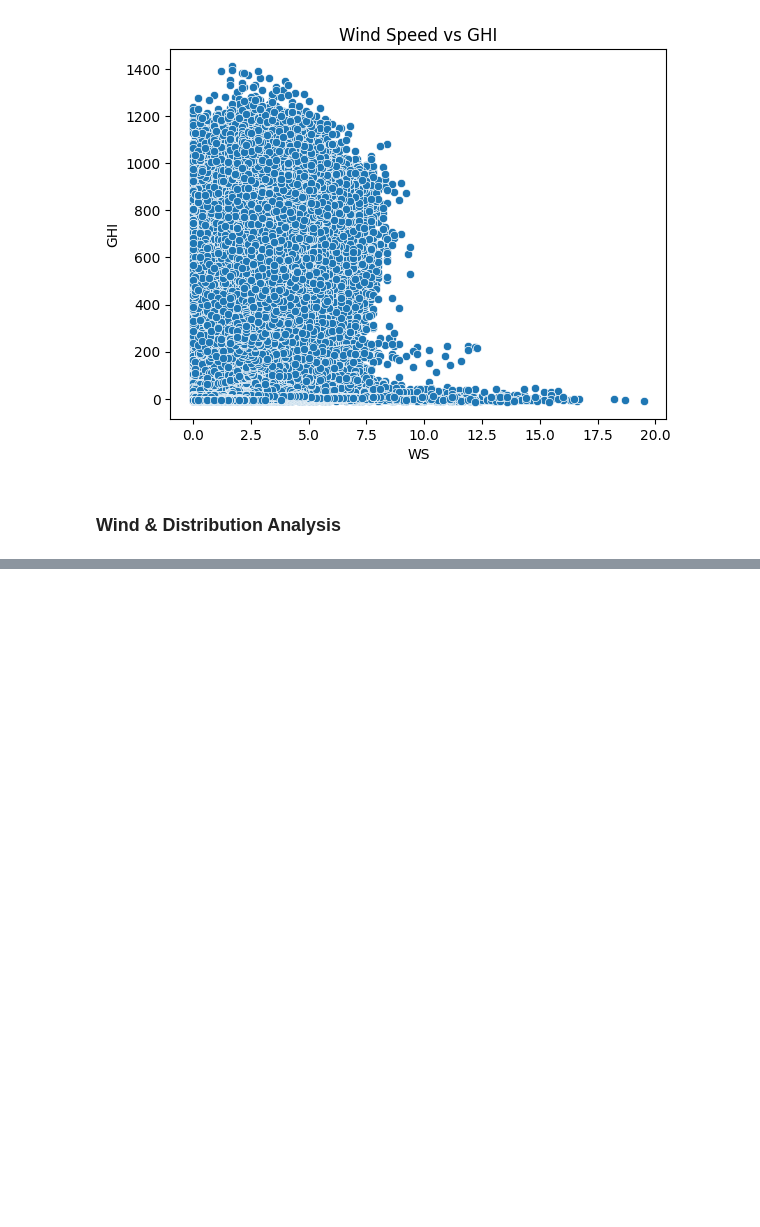
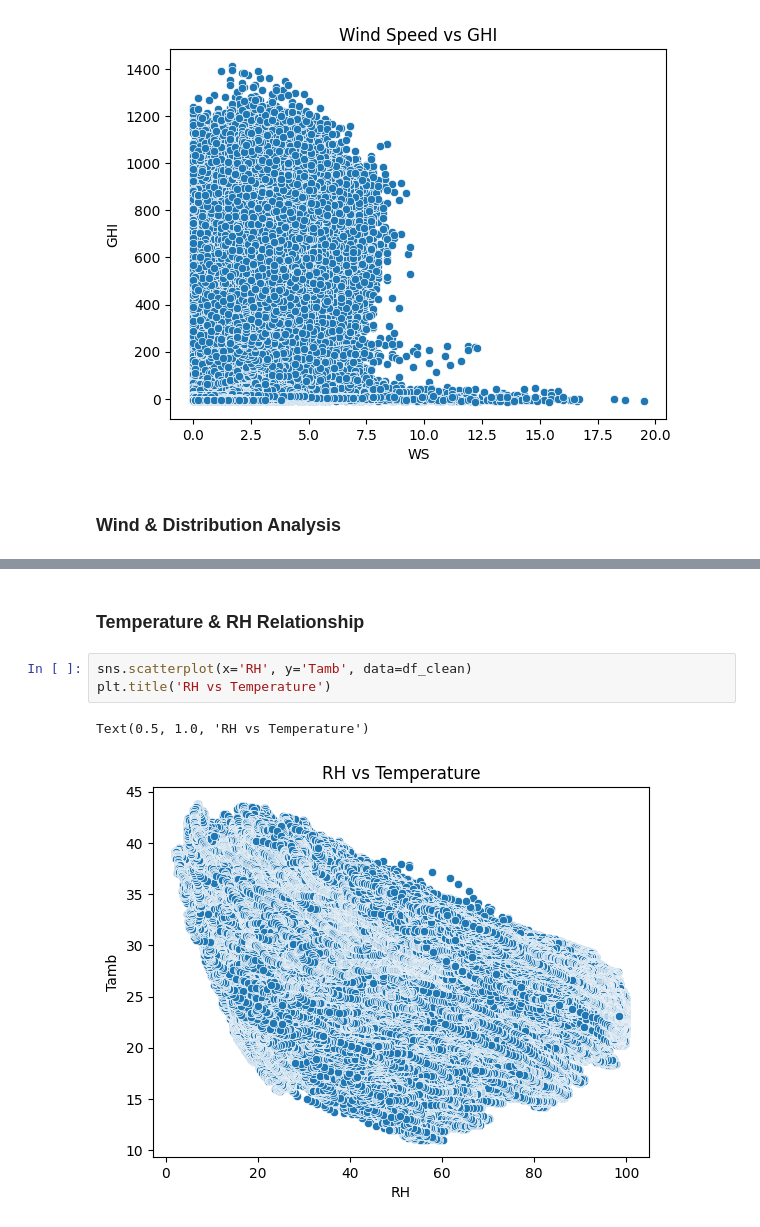
Before and after one commit to SamrawitMM/solar-radiation-data-insights, a Jupyter notebook: notebooks/benin_eda.ipynb, the cells around one changed output, grey strips where cells are left out. Cells and saved outputs as stored; diff of their text form; blank space fills up the shorter version.

```diff
--- a/notebooks/benin_eda.ipynb
+++ b/notebooks/benin_eda.ipynb
@@ -148,0 +153,8 @@ df_clean[['GHI', 'WS']].hist(figsize=(10,4))
+# %% [markdown]
+### Temperature & RH Relationship
+# %%
+sns.scatterplot(x='RH', y='Tamb', data=df_clean)
+plt.title('RH vs Temperature')
+# %% [output]
+Text(0.5, 1.0, 'RH vs Temperature')
+[figure, added]
```
Also changed, not shown: parts of 3 cells of this notebook.
